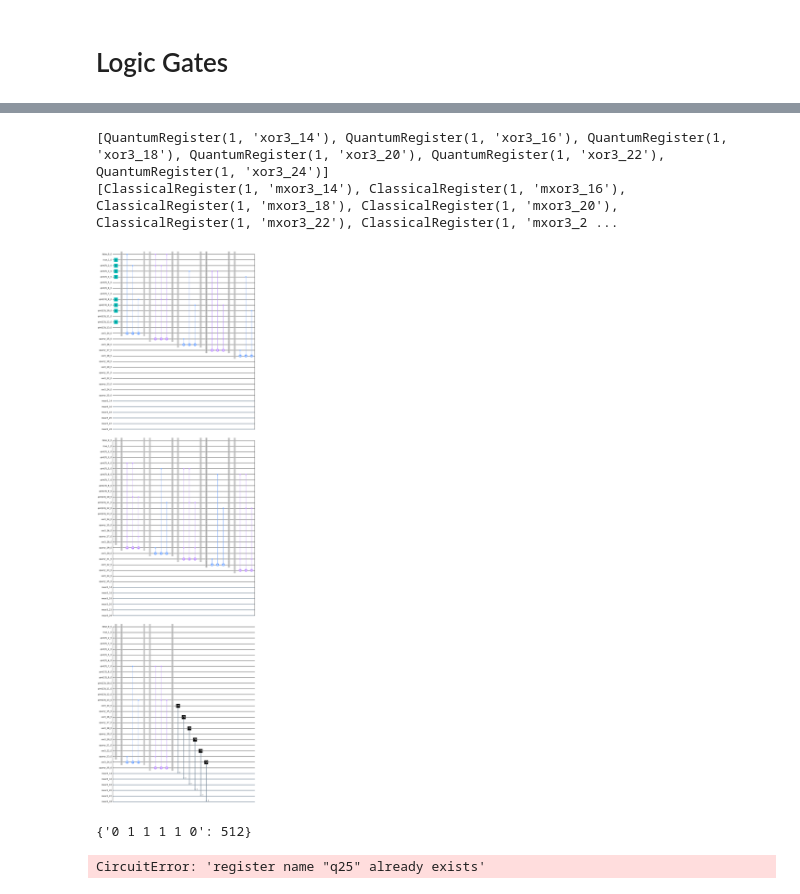
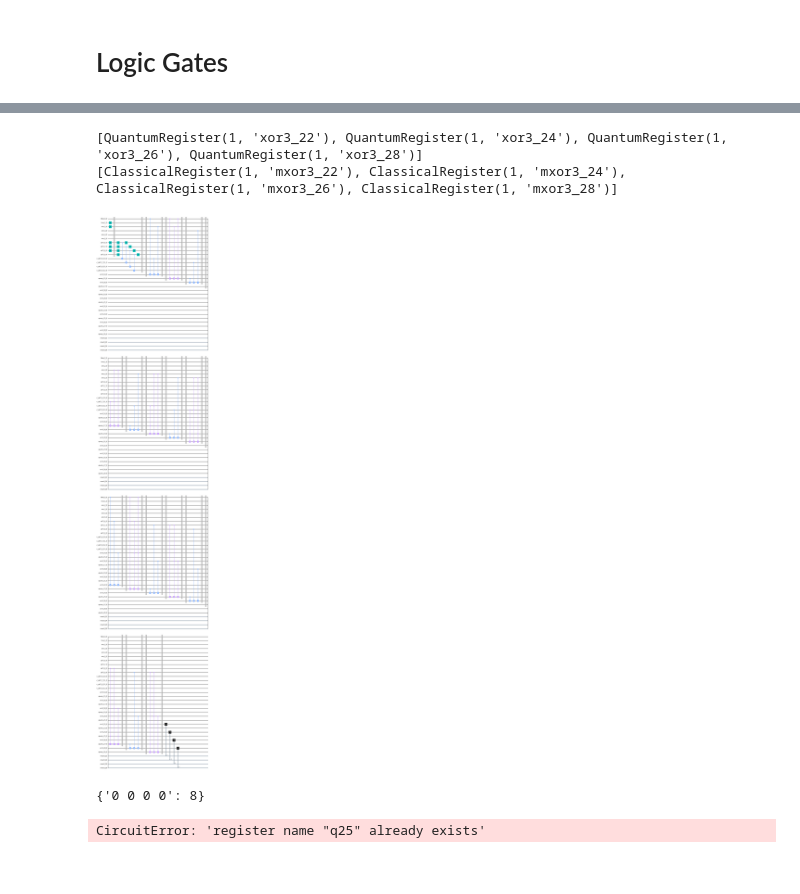
Before and after one commit to ABenoit0226/quantum-place-route, a Jupyter notebook: adder_logic_script.ipynb, the cells around one changed output, grey strips where cells are left out. Cells and saved outputs as stored; diff of their text form; code cells hidden in the pictures.

Commit message:
neg and onescomp

```diff
--- a/adder_logic_script.ipynb
+++ b/adder_logic_script.ipynb
@@ -148,15 +146,18 @@ class QArith:
     def __init__(self, qc, width):
         self.qc = qc
         self.width = width
+        self.ONE   = self.qint(1, "one")
 
 ##
 ##  Create the supplied value on the quantum circuit
 ##
-    def qint(self, val):
+    def qint(self, val, name=None):
+        if not name:
+            name = "qi("+str(val)+")"
         bitVal = []
         a = 1
         for i in range(self.width):
-            t = self.qc.addReg("qint("+str(val)+")")
+            t = self.qc.addReg(name)
             if val & a:
                 qc.qc.x(t)
             a = a << 1
@@ -204,6 +205,21 @@ class QArith:
             ans.append(s)
         return ans
 
+    def onescomp(self, val):
+        self.qc.barrier()
+        ans = []
+        for i in range(self.width):
+            reg = self.qc.addReg("oc_"+val[i].name)
+            self.qc.qc.x(val[i])
+            self.qc.qc.cx(val[i], reg)
+            self.qc.qc.x(val[i])
+            ans.append(reg)
+        self.qc.barrier()
+        return ans
+
+    def neg(self, val):
+        return self.add(self.onescomp(val), self.ONE)
+
     def measure(self, val):
         result = []
         for i in range(self.width):
@@ -212,21 +228,21 @@ class QArith:
         return result
 # %%
 qc = QC()
-qi = QArith(qc, 6)
+qi = QArith(qc, 4)
 a = qi.qint(7)
-b = qi.qint(23)
+b = qi.neg(a)
 ans = qi.add(a,b)
 print(ans)
 print(qi.measure(ans))
 qc.draw()
 # %% [output]
-[QuantumRegister(1, 'xor3_14'), QuantumRegister(1, 'xor3_16'), QuantumRegister(1, 'xor3_18'), QuantumRegister(1, 'xor3_20'), QuantumRegister(1, 'xor3_22'), QuantumRegister(1, 'xor3_24')]
-[ClassicalRegister(1, 'mxor3_14'), ClassicalRegister(1, 'mxor3_16'), ClassicalRegister(1, 'mxor3_18'), ClassicalRegister(1, 'mxor3_20'), ClassicalRegister(1, 'mxor3_22'), ClassicalRegister(1, 'mxor3_2 ...
+[QuantumRegister(1, 'xor3_22'), QuantumRegister(1, 'xor3_24'), QuantumRegister(1, 'xor3_26'), QuantumRegister(1, 'xor3_28')]
+[ClassicalRegister(1, 'mxor3_22'), ClassicalRegister(1, 'mxor3_24'), ClassicalRegister(1, 'mxor3_26'), ClassicalRegister(1, 'mxor3_28')]
-[figure, old version]
+[figure, new version]
 # %%
-qc.em()
+qc.em(shots=8)
 # %% [output]
-{'0 1 1 1 1 0': 512}
+{'0 0 0 0': 8}
 # %%
 q4 = QuantumRegister(3,'q')
 c4 = ClassicalRegister(2,'c')
```
Also changed, not shown: parts of 1 cell of this notebook.
